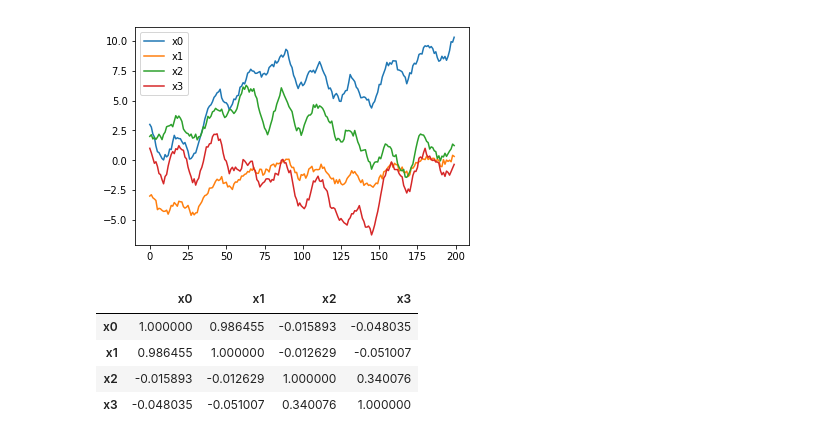
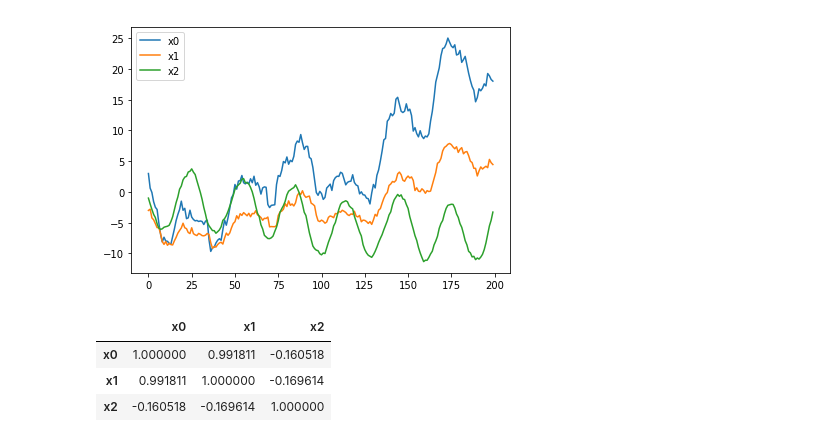
Before and after one commit to KDD-OpenSource/agots, a Jupyter notebook: examples/using behavior generator (sine).ipynb, the cells around one changed output. Cells and saved outputs as stored; diff of their text form; code cells hidden in the pictures.

```diff
--- a/examples/using behavior generator (sine).ipynb
+++ b/examples/using behavior generator (sine).ipynb
@@ -13,24 +13,23 @@ from agots.multivariate_generators.multivariate_data_generator import Multivaria
 # %%
 np.random.seed(1337)
 
 STREAM_LENGTH = 200
-N = 4
+N = 3
 K = 2
-behavior_config = {'amplitude': 0.3}
+behavior_config = {'amplitude': 1}
 
 dg = MultivariateDataGenerator(STREAM_LENGTH, N, K, behavior=sine_generator, behavior_config=behavior_config)
 a = dg.generate_baseline(initial_value_min=-4, initial_value_max=4)
 
 for col in a.columns:
     plt.plot(a[col], label=col)
 plt.legend()
 plt.show()
 
 a.corr()
 # %% [output]
-[figure, old version]
+[figure, new version]
-|  | x0 | x1 | x2 | x3 |
-| x0 | 1.000000 | 0.986455 | -0.015893 | -0.048035 |
-| x1 | 0.986455 | 1.000000 | -0.012629 | -0.051007 |
-| x2 | -0.015893 | -0.012629 | 1.000000 | 0.340076 |
-| x3 | -0.048035 | -0.051007 | 0.340076 | 1.000000 |
+|  | x0 | x1 | x2 |
+| x0 | 1.000000 | 0.991811 | -0.160518 |
+| x1 | 0.991811 | 1.000000 | -0.169614 |
+| x2 | -0.160518 | -0.169614 | 1.000000 |
```
Also changed, not shown: 1 other file.
